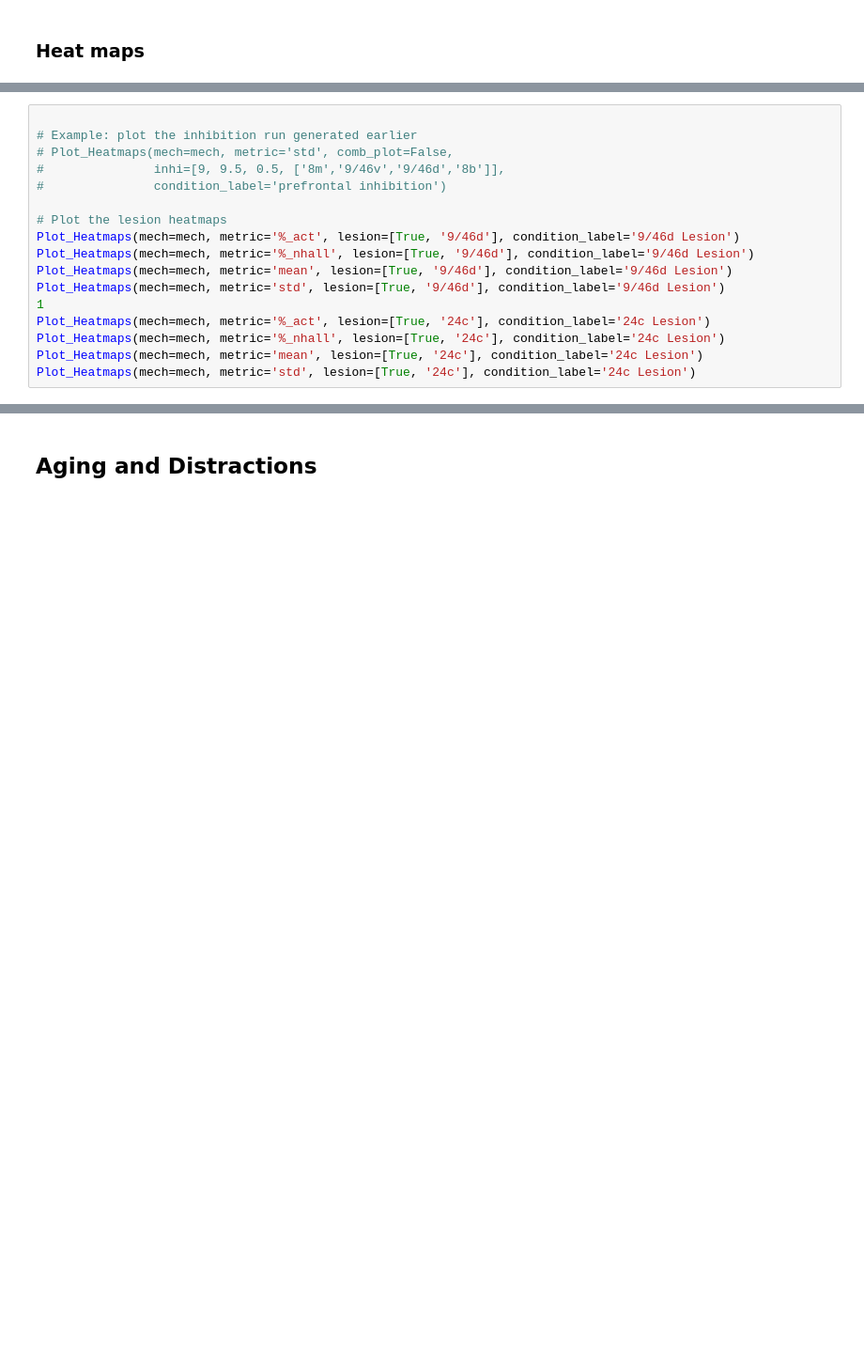
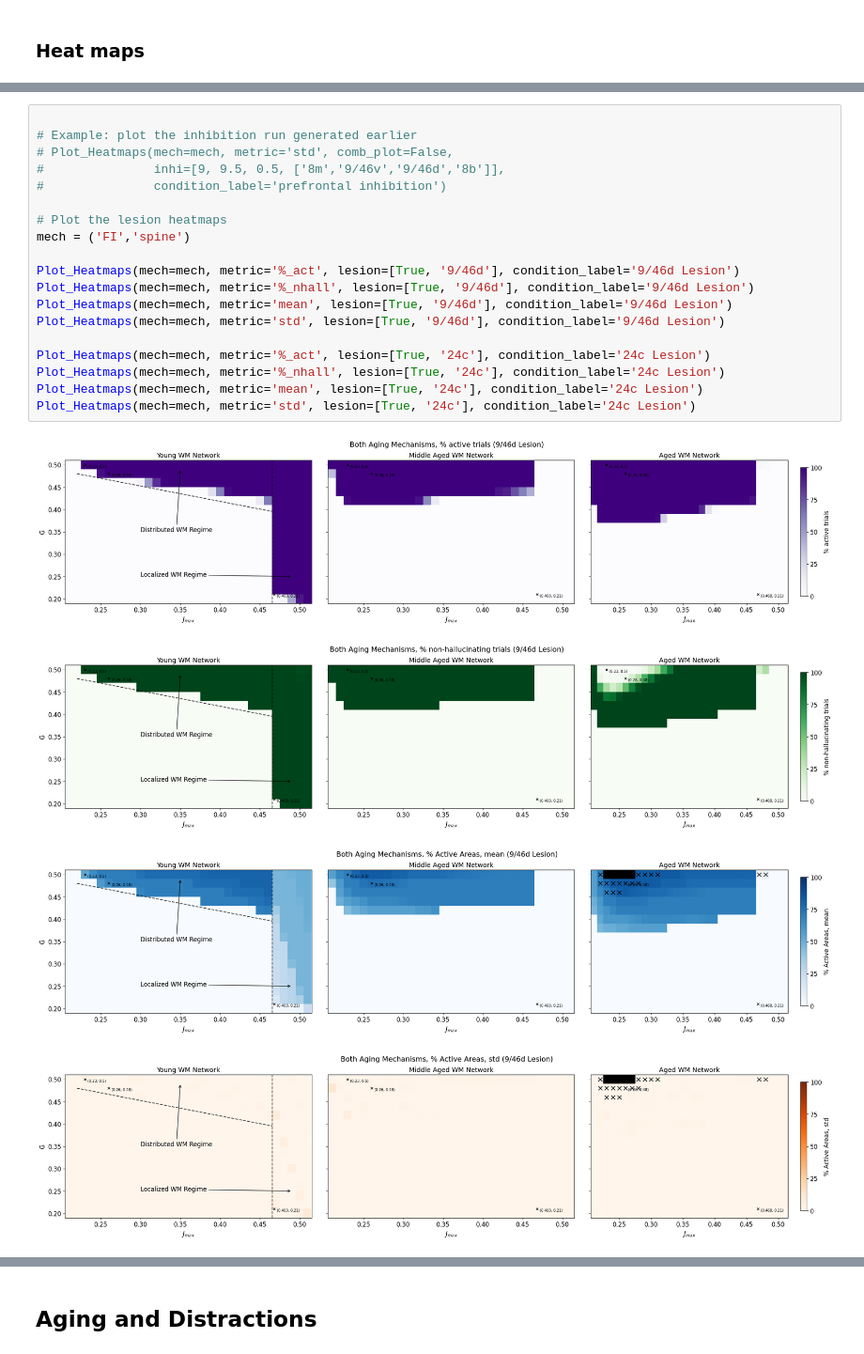
Before and after one commit to Davide537/Mathematical-Models, a Jupyter notebook: WM Model/Aging model.ipynb, the cells around one changed output, grey strips where cells are left out. Shown at 94% size. Cells and saved outputs as stored; diff of their text form; blank space fills up the shorter version.

```diff
--- a/WM Model/Aging model.ipynb
+++ b/WM Model/Aging model.ipynb
@@ -1542,17 +1574,24 @@ plt.show()
 # %%
 
 # Example: plot the inhibition run generated earlier
 # Plot_Heatmaps(mech=mech, metric='std', comb_plot=False,
 #               inhi=[9, 9.5, 0.5, ['8m','9/46v','9/46d','8b']],
 #               condition_label='prefrontal inhibition')
 
 # Plot the lesion heatmaps
+mech = ('FI','spine')
+
 Plot_Heatmaps(mech=mech, metric='%_act', lesion=[True, '9/46d'], condition_label='9/46d Lesion')
 Plot_Heatmaps(mech=mech, metric='%_nhall', lesion=[True, '9/46d'], condition_label='9/46d Lesion')
 Plot_Heatmaps(mech=mech, metric='mean', lesion=[True, '9/46d'], condition_label='9/46d Lesion')
 Plot_Heatmaps(mech=mech, metric='std', lesion=[True, '9/46d'], condition_label='9/46d Lesion')
-1
+
 Plot_Heatmaps(mech=mech, metric='%_act', lesion=[True, '24c'], condition_label='24c Lesion')
 Plot_Heatmaps(mech=mech, metric='%_nhall', lesion=[True, '24c'], condition_label='24c Lesion')
 Plot_Heatmaps(mech=mech, metric='mean', lesion=[True, '24c'], condition_label='24c Lesion')
 Plot_Heatmaps(mech=mech, metric='std', lesion=[True, '24c'], condition_label='24c Lesion')
+# %% [output]
+[figure, added]
+[figure, added]
+[figure, added]
+[figure, added]
```
Also changed, not shown: parts of 6 cells of this notebook, 33 other files.
